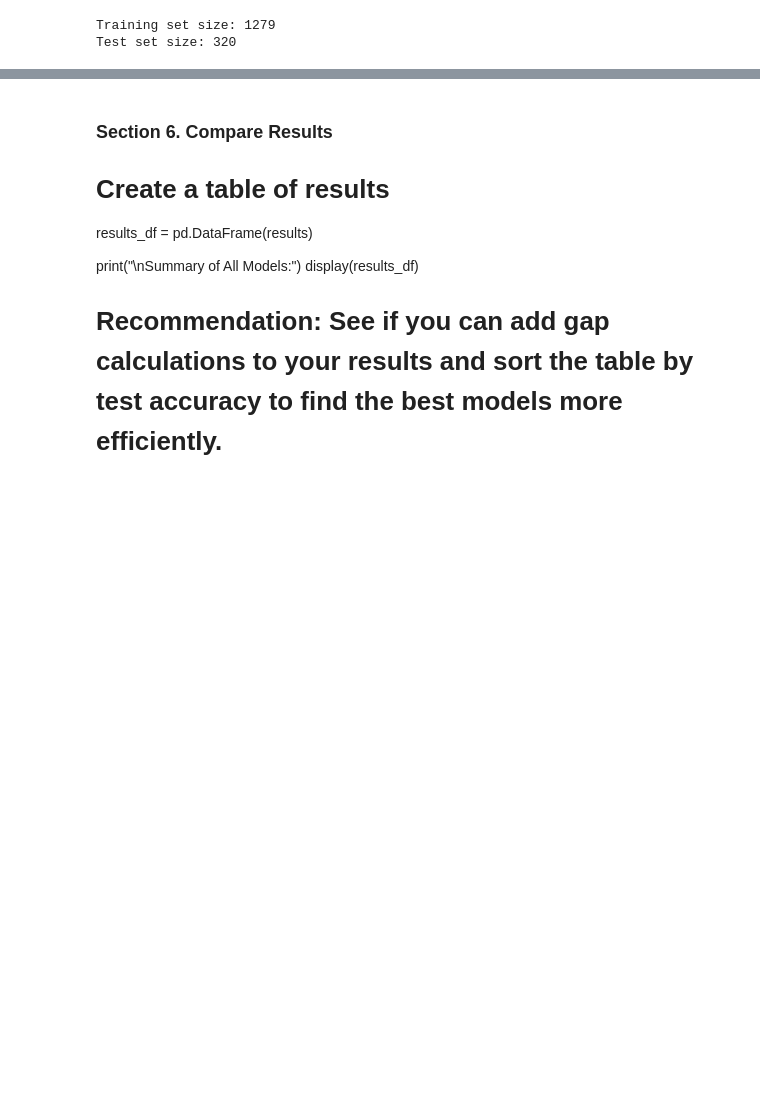
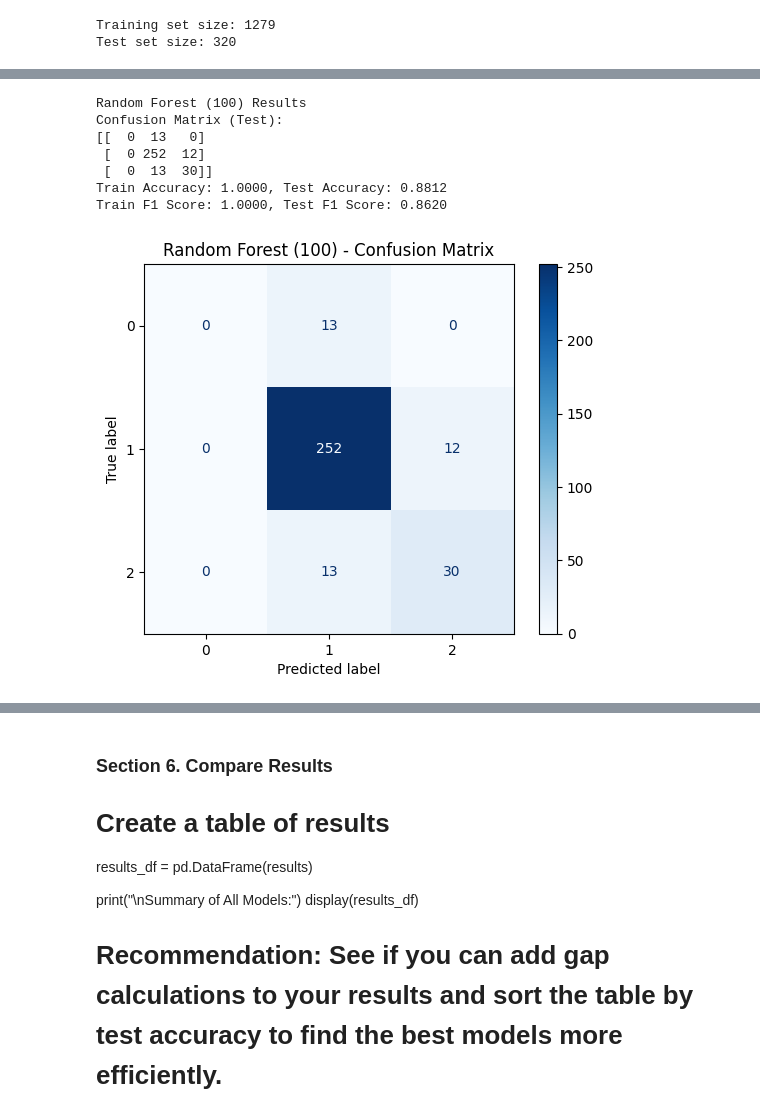
Before and after one commit to Data-Git-Hub/applied-ml-data-git-hub, a Jupyter notebook: lab05/ensemble-data-git-hub.ipynb, the cells around one changed output, grey strips where cells are left out. Drawn from its saved outputs; the diff is of its cells as text; code cells hidden in the pictures; blank space fills up the shorter version.

```diff
--- a/lab05/ensemble-data-git-hub.ipynb
+++ b/lab05/ensemble-data-git-hub.ipynb
@@ -262,30 +264,3 @@ def evaluate_model(name, model, X_train, y_train, X_test, y_test, results):
     test_acc = accuracy_score(y_test, y_test_pred)
     train_f1 = f1_score(y_train, y_train_pred, average="weighted")
     test_f1 = f1_score(y_test, y_test_pred, average="weighted")
-
-    print(f"\n{name} Results")
-    print("Confusion Matrix (Test):")
-    print(confusion_matrix(y_test, y_test_pred))
-    print(f"Train Accuracy: {train_acc:.4f}, Test Accuracy: {test_acc:.4f}")
-    print(f"Train F1 Score: {train_f1:.4f}, Test F1 Score: {test_f1:.4f}")
-
-    results.append(
-        {
-            "Model": name,
-            "Train Accuracy": train_acc,
-            "Test Accuracy": test_acc,
-            "Train F1": train_f1,
-            "Test F1": test_f1,
-        }
-    )
-
-# Example after model evaluation
-results = []
-rf_model = RandomForestClassifier(n_estimators=100, random_state=42)
-
-evaluate_model("Random Forest (100)", rf_model, X_train, y_train, X_test, y_test, results)
-
-# Display confusion matrix using model and test set
-disp = ConfusionMatrixDisplay.from_estimator(rf_model, X_test, y_test, cmap="Blues")
-disp.ax_.set_title("Confusion Matrix - Test Set")
-plt.show()
@@ -502,0 +321,21 @@ evaluate_model(
+# %%
+# Initialize results list
+results = []
+
+# Random Forest (100)
+rf100 = RandomForestClassifier(n_estimators=100, random_state=42)
+evaluate_model("Random Forest (100)", rf100, X_train, y_train, X_test, y_test, results)
+
+# Confusion matrix
+disp = ConfusionMatrixDisplay.from_estimator(rf100, X_test, y_test, cmap="Blues")
+disp.ax_.set_title("Random Forest (100) - Confusion Matrix")
+plt.show()
+# %% [output]
+Random Forest (100) Results
+Confusion Matrix (Test):
+[[  0  13   0]
+ [  0 252  12]
+ [  0  13  30]]
+Train Accuracy: 1.0000, Test Accuracy: 0.8812
+Train F1 Score: 1.0000, Test F1 Score: 0.8620
+[figure, added]
```
Also changed, not shown: parts of 10 cells of this notebook, 2 other files.
